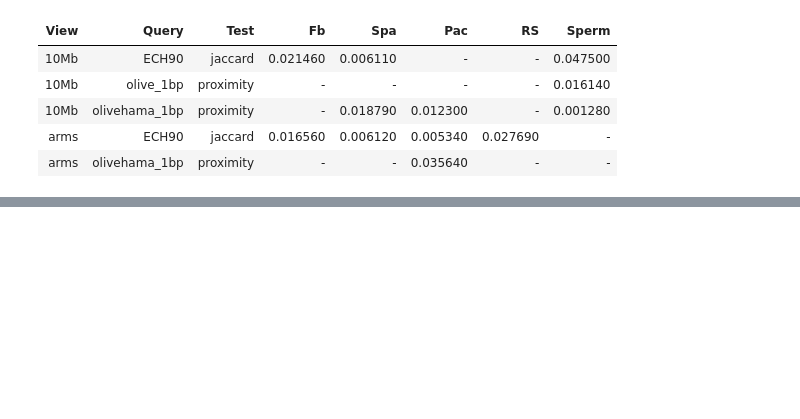
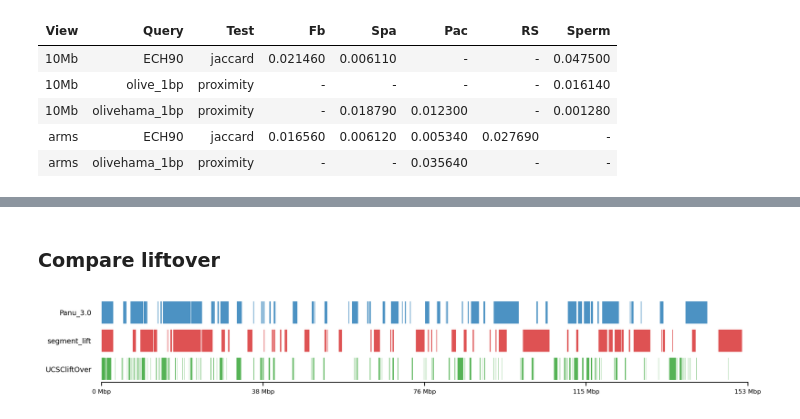
Before and after one commit to munch-group/hic-spermatogenesis, a Jupyter notebook: notebooks/07_various_plotting.ipynb, the cells around one changed output, grey strips where cells are left out. Cells and saved outputs as stored; diff of their text form; code cells hidden in the pictures; blank space fills up the shorter version.

```diff
--- a/notebooks/07_various_plotting.ipynb
+++ b/notebooks/07_various_plotting.ipynb
@@ -1032,0 +1084,27 @@ df.style.hide(axis='index')
+# %% [markdown]
+### Compare liftover
+# %%
+#| label: compare-liftover-slides
+#| fig-subcap:
+#|   - "high-olive"
+#|   - "high-hama"
+
+from genominterv import interval_union
+
+track0 = [olive_panu3, hama_panu3]
+track1 = [high_olive, high_hama]
+track2 = [high_olive_ucsc, high_hama_ucsc]
+
+track0 = [interval_union(olive_panu3, hama_panu3)]
+track1 = [interval_union(high_olive, high_hama)]
+track2 = [interval_union(high_olive_ucsc, high_hama_ucsc)]
+
+for t0,t1,t2 in zip(track0, track1, track2):
+    plot_regions(t0,t1,t2,
+                track_titles=['Panu_3.0', 'segment_lift','UCSCliftOver'],
+    #            title='Baboon Intervals',
+                title=None,
+                figsize=(10, 1.5),
+                alpha=0.8, lw=0.2)
+# %% [output]
+[figure, added]
```
Also changed, not shown: parts of 12 cells of this notebook, 4 other files.
